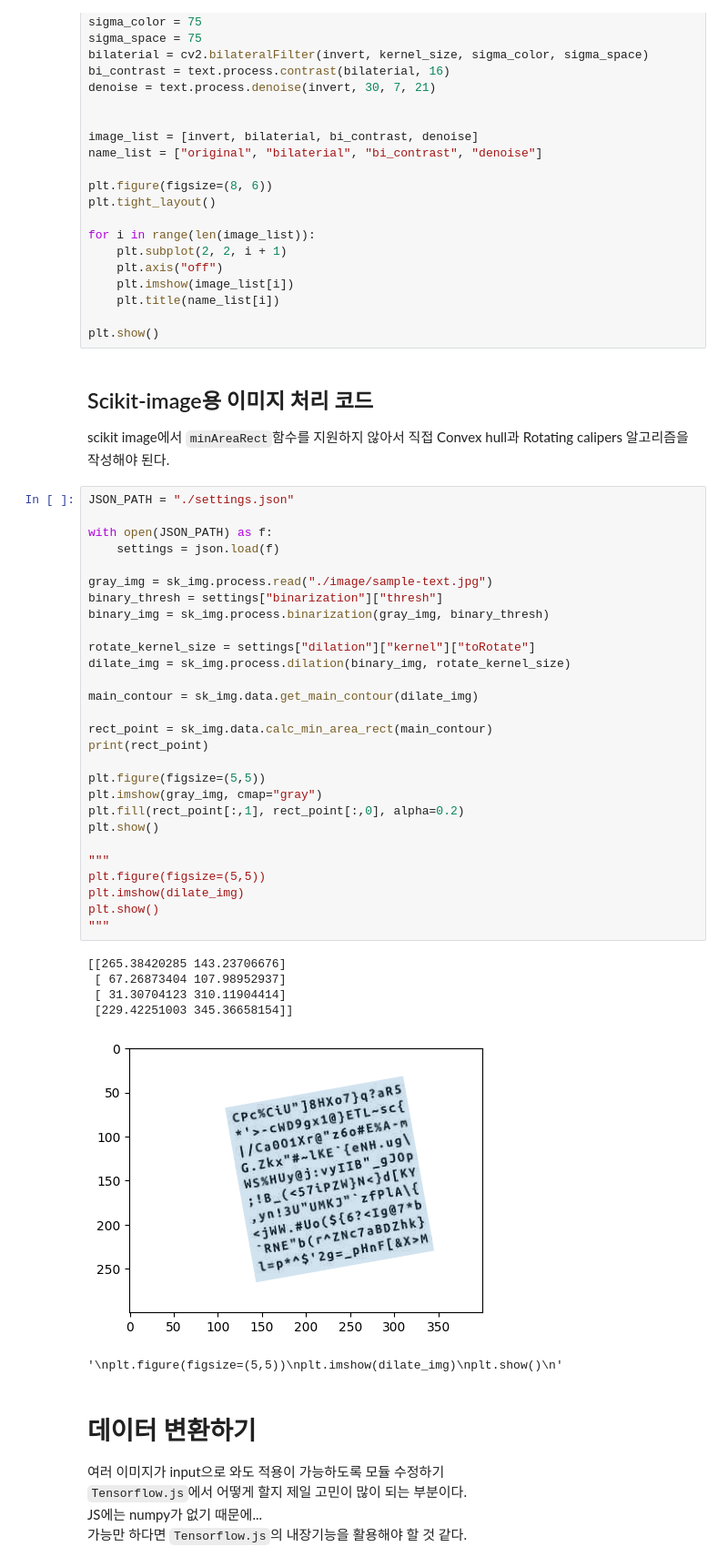
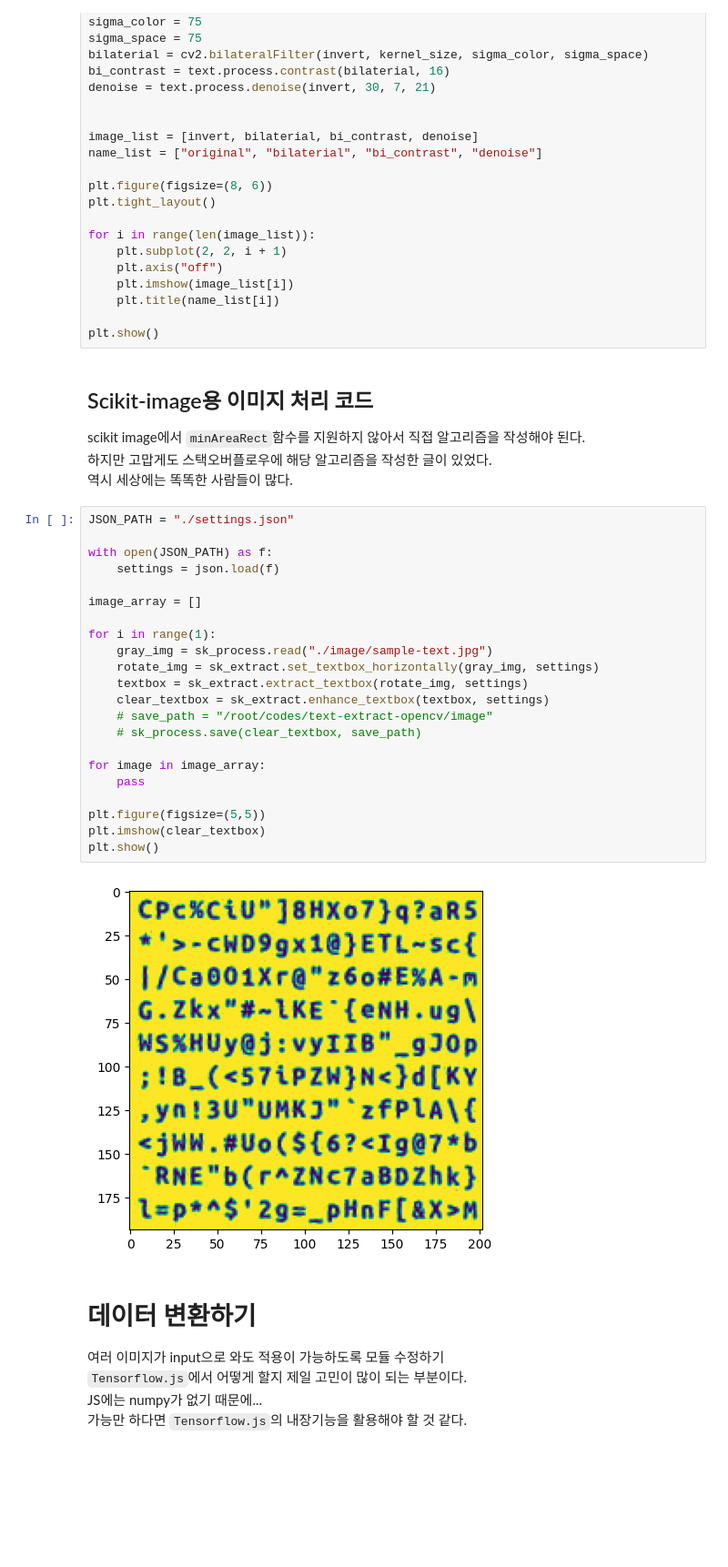
Before and after one commit to inmare/tf-text-recognition, a Jupyter notebook: main.ipynb, the cells around one changed output. Shown at 91% size. Cells and saved outputs as stored; diff of their text form; blank space fills up the shorter version.

```diff
--- a/main.ipynb
+++ b/main.ipynb
@@ -118,42 +118,33 @@ for i in range(len(image_list)):
 plt.show()
 # %% [markdown]
 ## Scikit-image용 이미지 처리 코드
-scikit image에서 `minAreaRect`함수를 지원하지 않아서 직접 Convex hull과 Rotating calipers 알고리즘을 작성해야 된다.
+scikit image에서 `minAreaRect`함수를 지원하지 않아서 직접 알고리즘을 작성해야 된다.
+하지만 고맙게도 스택오버플로우에 해당 알고리즘을 작성한 글이 있었다.
+역시 세상에는 똑똑한 사람들이 많다.
-# %%
-JSON_PATH = "./settings.json"
-
-with open(JSON_PATH) as f:
-    settings = json.load(f)
-
-gray_img = sk_img.process.read("./image/sample-text.jpg")
-binary_thresh = settings["binarization"]["thresh"]
-binary_img = sk_img.process.binarization(gray_img, binary_thresh)
-
-rotate_kernel_size = settings["dilation"]["kernel"]["toRotate"]
-dilate_img = sk_img.process.dilation(binary_img, rotate_kernel_size)
-
-main_contour = sk_img.data.get_main_contour(dilate_img)
-
-rect_point = sk_img.data.calc_min_area_rect(main_contour)
-print(rect_point)
-
-plt.figure(figsize=(5,5))
-plt.imshow(gray_img, cmap="gray")
-plt.fill(rect_point[:,1], rect_point[:,0], alpha=0.2)
-plt.show()
-
-"""
-plt.figure(figsize=(5,5))
-plt.imshow(dilate_img)
-plt.show()
-"""
-# %% [output]
-[[265.38420285 143.23706676]
- [ 67.26873404 107.98952937]
- [ 31.30704123 310.11904414]
- [229.42251003 345.36658154]]
-[figure, removed]
-'\nplt.figure(figsize=(5,5))\nplt.imshow(dilate_img)\nplt.show()\n'
+# %%
+JSON_PATH = "./settings.json"
+
+with open(JSON_PATH) as f:
+    settings = json.load(f)
+
+image_array = []
+
+for i in range(1):
+    gray_img = sk_process.read("./image/sample-text.jpg")
+    rotate_img = sk_extract.set_textbox_horizontally(gray_img, settings)
+    textbox = sk_extract.extract_textbox(rotate_img, settings)
+    clear_textbox = sk_extract.enhance_textbox(textbox, settings)
+    # save_path = "/root/codes/text-extract-opencv/image"
+    # sk_process.save(clear_textbox, save_path)
+
+for image in image_array:
+    pass
+
+plt.figure(figsize=(5,5))
+plt.imshow(clear_textbox)
+plt.show()
+# %% [output]
+[figure, added]
 # %% [markdown]
 # 데이터 변환하기
 
```
Also changed, not shown: parts of 1 cell of this notebook.
